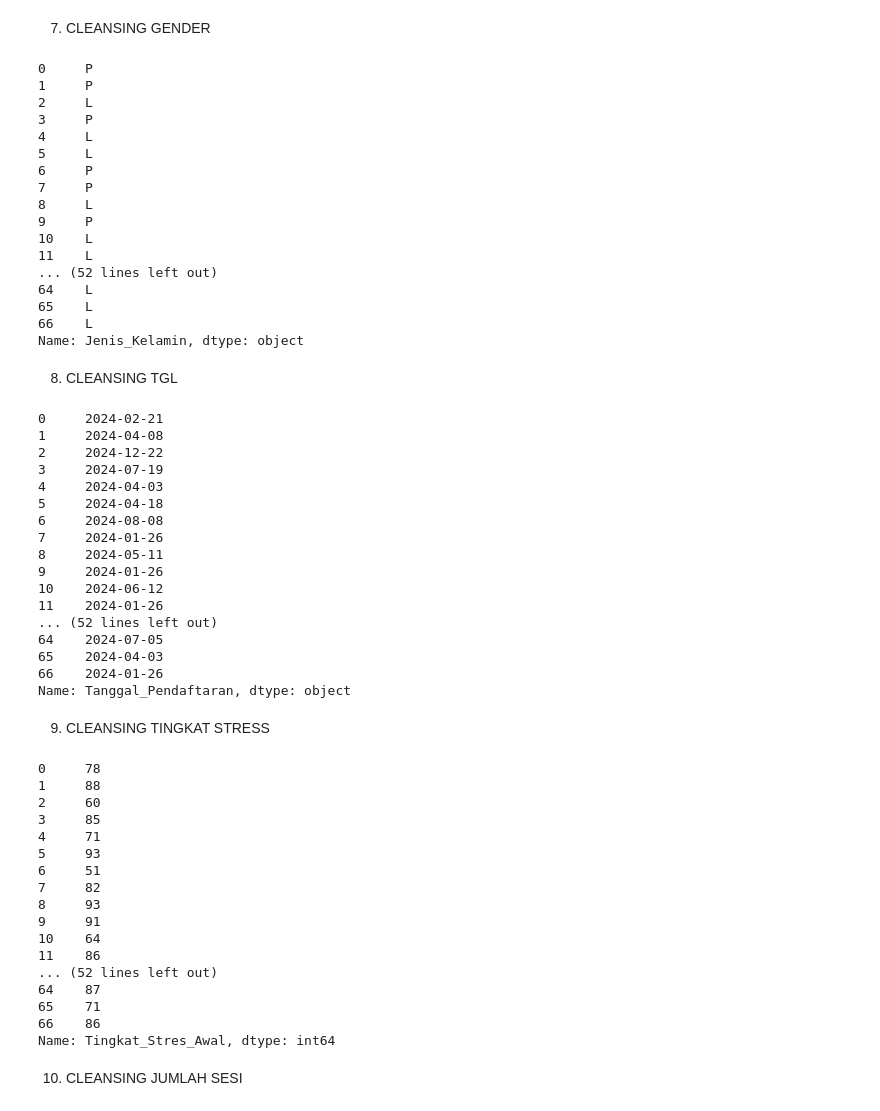
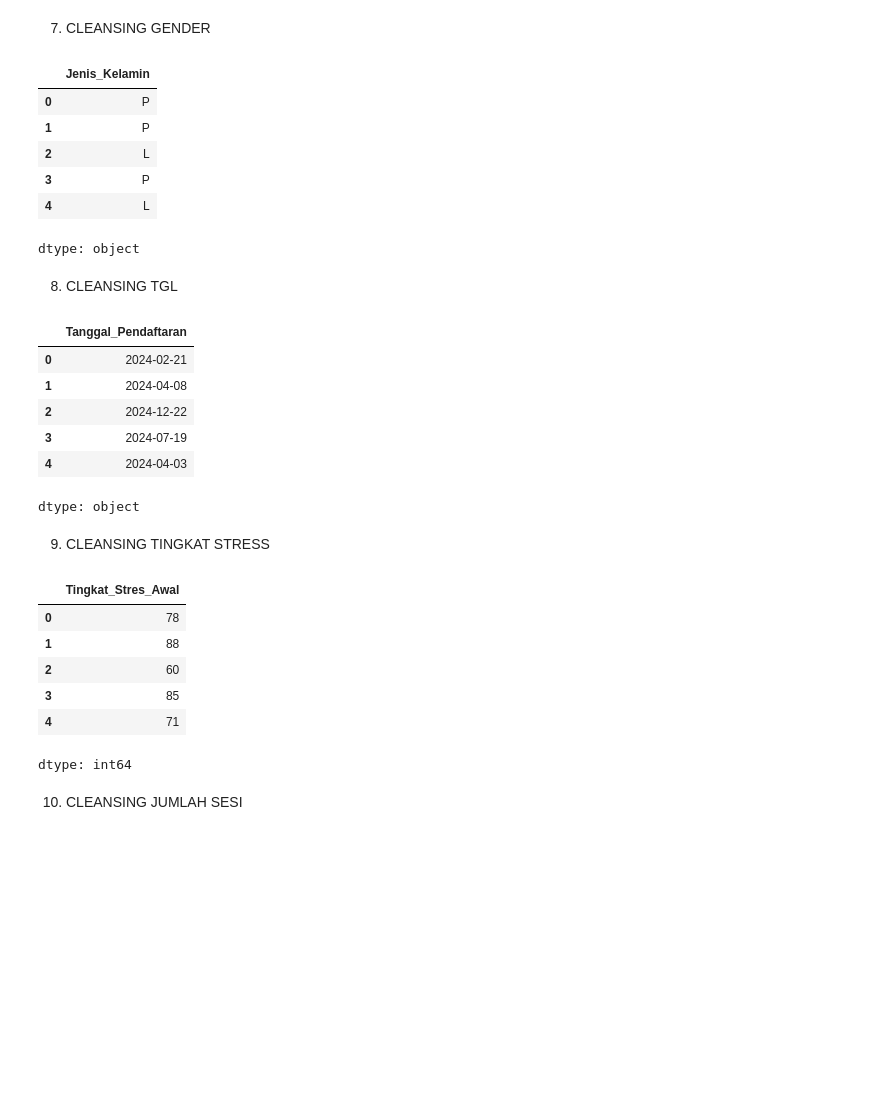
Before and after one commit to Dzikriyah/2418048_DataCleansing, a Jupyter notebook: 2418048DataCleansing.ipynb, the cells around one changed output. Cells and saved outputs as stored; diff of their text form; code cells hidden in the pictures; blank space fills up the shorter version.

```diff
--- a/2418048DataCleansing.ipynb
+++ b/2418048DataCleansing.ipynb
@@ -179,35 +159,25 @@ Name: Usia, dtype: float64
 # %%
 def bersihkan_jenis_kelamin(jenis_kelamin):
     jenis_kelamin = str(jenis_kelamin).strip().lower()
 
     if jenis_kelamin in ['p', 'perempuan', 'female']:
         return 'P'
     elif jenis_kelamin in ['l', 'laki-laki', 'male']:
         return 'L'
     else:
         return None
 
 data['Jenis_Kelamin'] = data['Jenis_Kelamin'].apply(bersihkan_jenis_kelamin)
 
-print(data['Jenis_Kelamin'])
+data['Jenis_Kelamin'].head()
 # %% [output]
+|  | Jenis_Kelamin |
+| 0 | P |
+| 1 | P |
+| 2 | L |
+| 3 | P |
+| 4 | L |
-0     P
-1     P
-2     L
-3     P
-4     L
-5     L
-6     P
-7     P
-8     L
-9     P
-10    L
-11    L
-... (52 lines left out)
-64    L
-65    L
-66    L
-Name: Jenis_Kelamin, dtype: object
+dtype: object
 # %% [markdown]
 8. CLEANSING TGL
 # %%
@@ -277,25 +247,15 @@ data['Tanggal_Pendaftaran'] = data['Tanggal_Pendaftaran'].fillna(modus_tanggal)
 # Format akhir YYYY-MM-DD
 data['Tanggal_Pendaftaran'] = data['Tanggal_Pendaftaran'].dt.strftime('%Y-%m-%d')
 
-print(data['Tanggal_Pendaftaran'])
+data['Tanggal_Pendaftaran'].head()
 # %% [output]
+|  | Tanggal_Pendaftaran |
+| 0 | 2024-02-21 |
+| 1 | 2024-04-08 |
+| 2 | 2024-12-22 |
+| 3 | 2024-07-19 |
+| 4 | 2024-04-03 |
-0     2024-02-21
-1     2024-04-08
-2     2024-12-22
-3     2024-07-19
-4     2024-04-03
-5     2024-04-18
-6     2024-08-08
-7     2024-01-26
-8     2024-05-11
-9     2024-01-26
-10    2024-06-12
-11    2024-01-26
-... (52 lines left out)
-64    2024-07-05
-65    2024-04-03
-66    2024-01-26
-Name: Tanggal_Pendaftaran, dtype: object
+dtype: object
 # %% [markdown]
 9. CLEANSING TINGKAT STRESS
 # %%
@@ -321,25 +281,15 @@ data['Tingkat_Stres_Awal'] = data['Tingkat_Stres_Awal'].fillna(median_stres)
 # Mengubah menjadi bilangan bulat
 data['Tingkat_Stres_Awal'] = data['Tingkat_Stres_Awal'].astype(int)
 
-print(data['Tingkat_Stres_Awal'])
+data['Tingkat_Stres_Awal'].head()
 # %% [output]
+|  | Tingkat_Stres_Awal |
+| 0 | 78 |
+| 1 | 88 |
+| 2 | 60 |
+| 3 | 85 |
+| 4 | 71 |
-0     78
-1     88
-2     60
-3     85
-4     71
-5     93
-6     51
-7     82
-8     93
-9     91
-10    64
-11    86
-... (52 lines left out)
-64    87
-65    71
-66    86
-Name: Tingkat_Stres_Awal, dtype: int64
+dtype: int64
 # %% [markdown]
 10. CLEANSING JUMLAH SESI
 # %%
```
Also changed, not shown: parts of 9 cells of this notebook.
